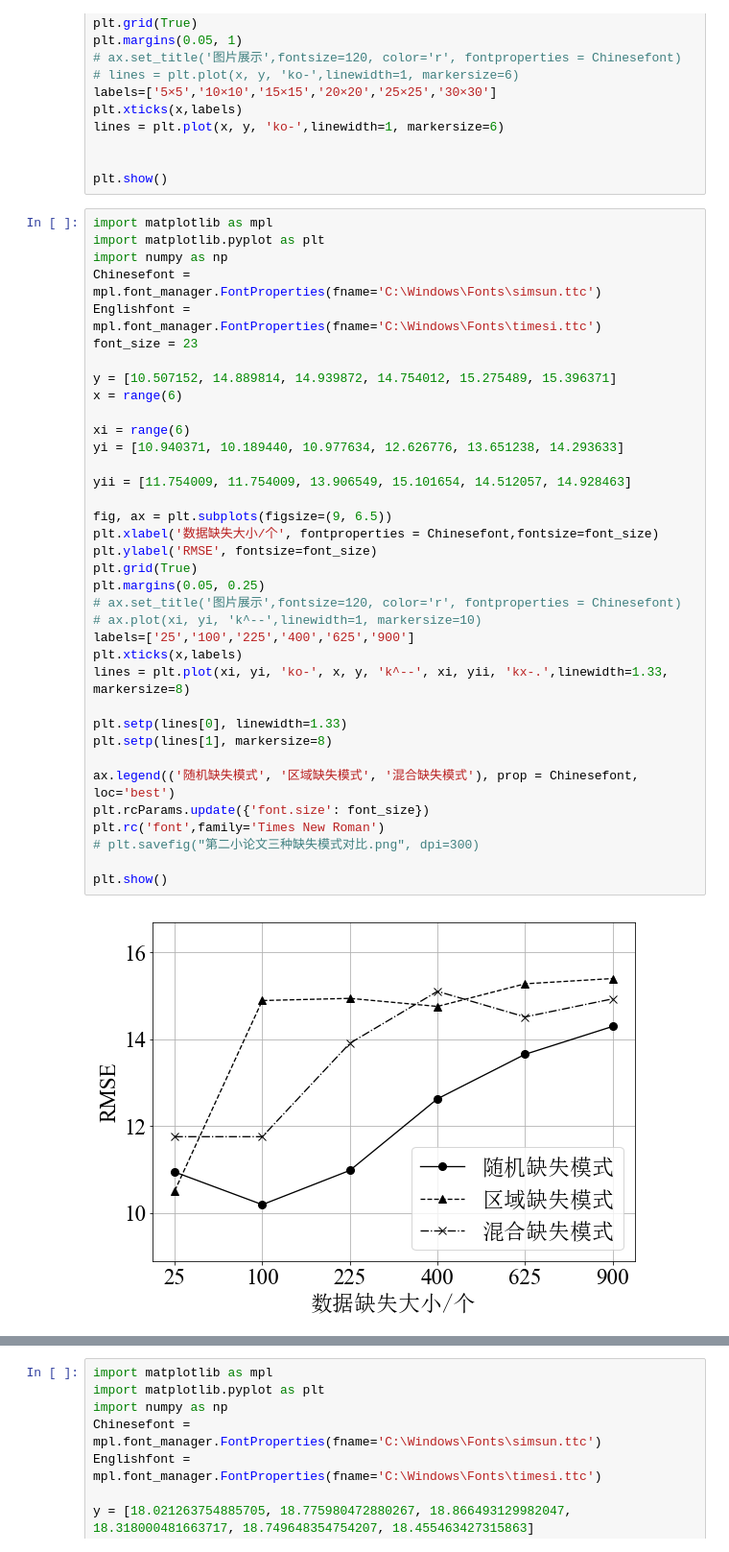
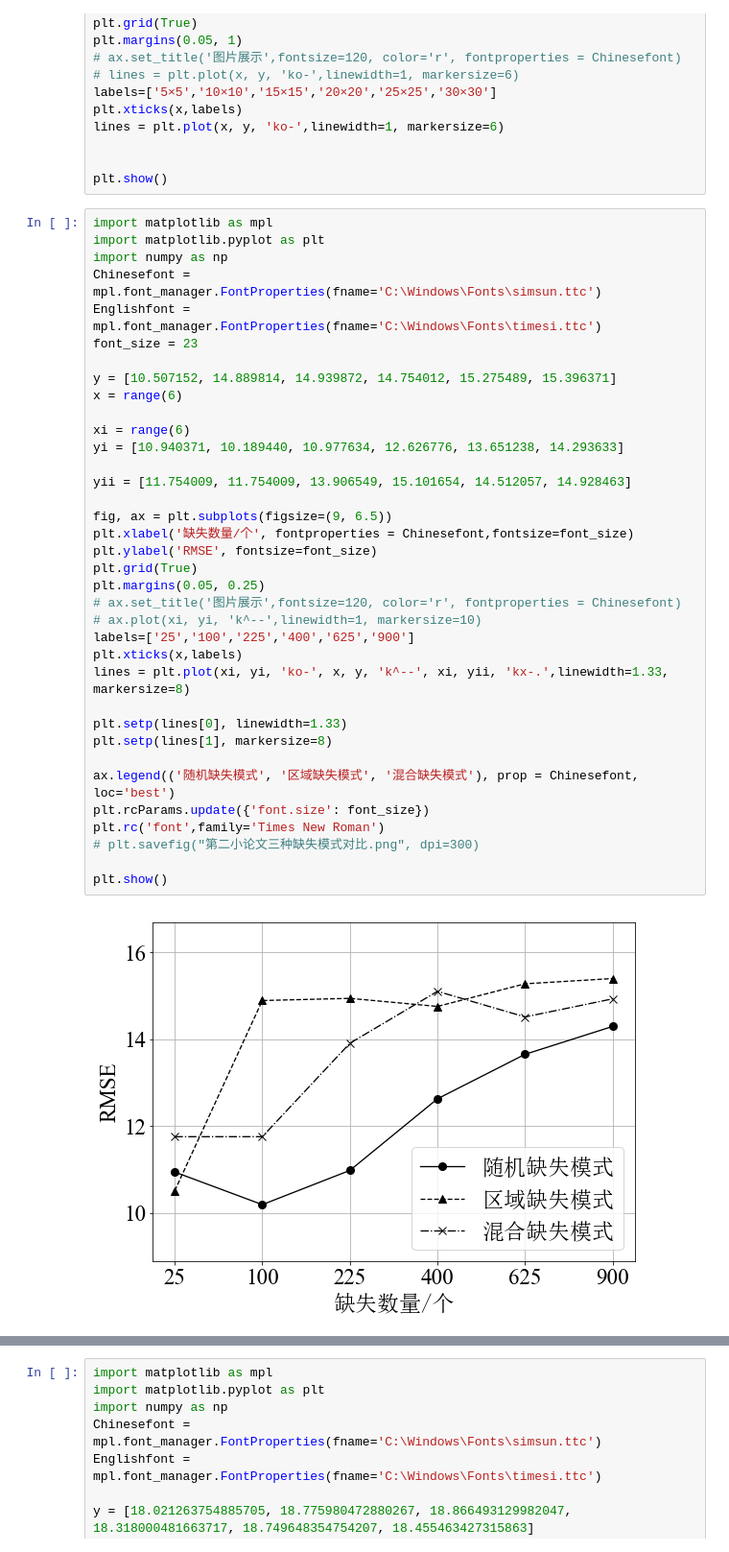
Before and after one commit to theMYang/freedom, a Jupyter notebook: pic/modelPic.ipynb, the cells around one changed output, grey strips where cells are left out. Shown at 96% size. Drawn from its saved outputs; the diff is of its cells as text.

```diff
--- a/pic/modelPic.ipynb
+++ b/pic/modelPic.ipynb
@@ -179,32 +179,32 @@ Englishfont = mpl.font_manager.FontProperties(fname='C:\Windows\Fonts\timesi.ttc
 font_size = 23
 
 y = [10.507152, 14.889814, 14.939872, 14.754012, 15.275489, 15.396371]
 x = range(6)
 
 xi = range(6)
 yi = [10.940371, 10.189440, 10.977634, 12.626776, 13.651238, 14.293633]
 
 yii = [11.754009, 11.754009, 13.906549, 15.101654, 14.512057, 14.928463]
 
 fig, ax = plt.subplots(figsize=(9, 6.5))
-plt.xlabel('数据缺失大小/个', fontproperties = Chinesefont,fontsize=font_size)
+plt.xlabel('缺失数量/个', fontproperties = Chinesefont,fontsize=font_size)
 plt.ylabel('RMSE', fontsize=font_size)
 plt.grid(True)
 plt.margins(0.05, 0.25)
 # ax.set_title('图片展示',fontsize=120, color='r', fontproperties = Chinesefont)
 # ax.plot(xi, yi, 'k^--',linewidth=1, markersize=10)
 labels=['25','100','225','400','625','900']
 plt.xticks(x,labels)
 lines = plt.plot(xi, yi, 'ko-', x, y, 'k^--', xi, yii, 'kx-.',linewidth=1.33, markersize=8)
 
 plt.setp(lines[0], linewidth=1.33)
 plt.setp(lines[1], markersize=8)
 
 ax.legend(('随机缺失模式', '区域缺失模式', '混合缺失模式'), prop = Chinesefont, loc='best')
 plt.rcParams.update({'font.size': font_size})
 plt.rc('font',family='Times New Roman')
 # plt.savefig("第二小论文三种缺失模式对比.png", dpi=300)
 
 plt.show()
 # %% [output]
-[figure, old version]
+[figure, new version]
```
Also changed, not shown: parts of 8 cells of this notebook, 6 other files.
